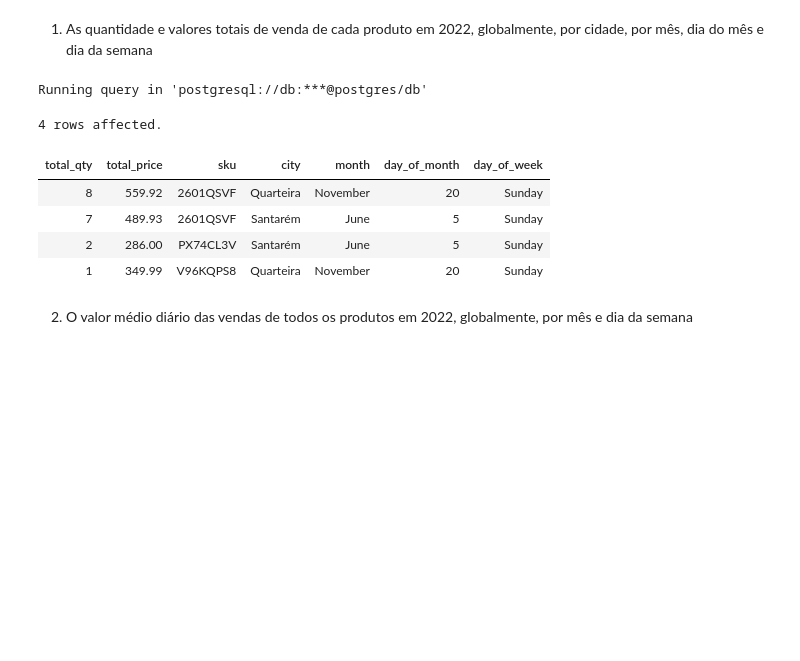
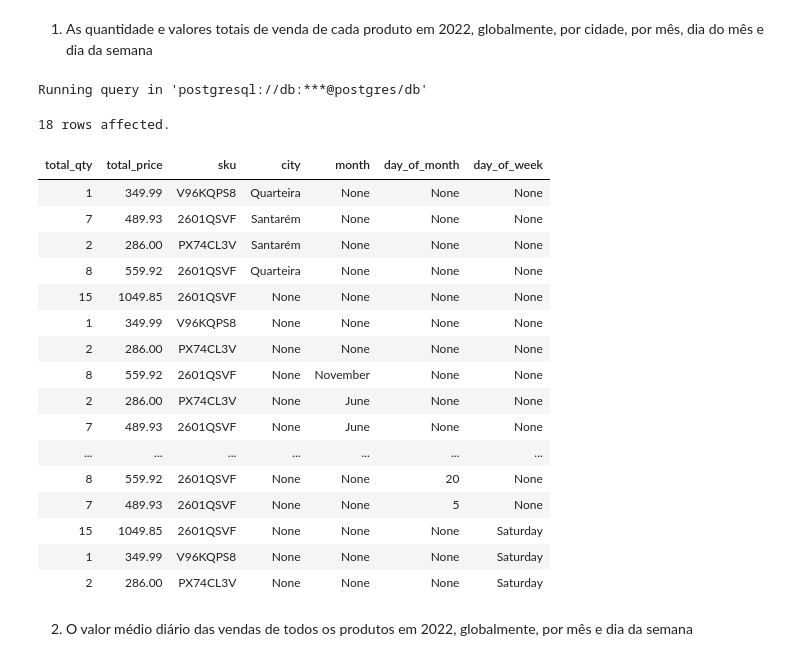
Before and after one commit to joaopr03/db_project, a Jupyter notebook: Entrega3/E3-report-19.ipynb, the cells around one changed output. Saved outputs shown, nothing was run; the diff lists cells and outputs as text; code cells hidden in the pictures; blank space fills up the shorter version.

```diff
--- a/Entrega3/E3-report-19.ipynb
+++ b/Entrega3/E3-report-19.ipynb
@@ -499,24 +498,50 @@ Usando a vista desenvolvida para a Questão 3, escreva duas consultas SQL que pe
 1. As quantidade e valores totais de venda de cada produto em 2022, globalmente, por cidade, por mês, dia do mês e dia da semana
 # %%
 %%sql
+CREATE OR REPLACE FUNCTION day_to_char (day_of_week NUMERIC) RETURNS VARCHAR AS $$
+BEGIN
+    IF day_of_week = 0 THEN RETURN 'Saturday';
+    ELSIF day_of_week = 1 THEN RETURN 'Sunday';
+    ELSIF day_of_week = 2 THEN RETURN 'Monday';
+    ELSIF day_of_week = 3 THEN RETURN 'Tuesday';
+    ELSIF day_of_week = 4 THEN RETURN 'Wednesday';
+    ELSIF day_of_week = 5 THEN RETURN 'Thursday';
+    ELSIF day_of_week = 6 THEN RETURN 'Friday';
+    ELSE RETURN NULL;
+    END IF;
+END
+$$ LANGUAGE plpgsql;
+
 SELECT SUM(qty) AS total_qty,
     SUM(total_price) AS total_price,
     sku,
     city,
-    month,
+    TO_CHAR(TO_DATE (month::text, 'MM'), 'Month') AS month,
     day_of_month,
-    day_of_week
+    day_to_char(day_of_week) AS day_of_week
 FROM product_sales
 WHERE year = 2022
-GROUP BY sku, city, month, day_of_month, day_of_week;
+GROUP BY GROUPING SETS ((sku), (sku, city), (sku, month), (sku, day_of_month), (sku, day_of_week));
 # %% [output]
 Running query in 'postgresql://db:***@postgres/db'
-4 rows affected.
+18 rows affected.
 | total_qty | total_price | sku | city | month | day_of_month | day_of_week |
-| 8 | 559.92 | 2601QSVF | Quarteira | November | 20 | Sunday |
-| 7 | 489.93 | 2601QSVF | Santarém | June | 5 | Sunday |
-| 2 | 286.00 | PX74CL3V | Santarém | June | 5 | Sunday |
-| 1 | 349.99 | V96KQPS8 | Quarteira | November | 20 | Sunday |
+| 1 | 349.99 | V96KQPS8 | Quarteira | None | None | None |
+| 7 | 489.93 | 2601QSVF | Santarém | None | None | None |
+| 2 | 286.00 | PX74CL3V | Santarém | None | None | None |
+| 8 | 559.92 | 2601QSVF | Quarteira | None | None | None |
+| 15 | 1049.85 | 2601QSVF | None | None | None | None |
+| 1 | 349.99 | V96KQPS8 | None | None | None | None |
+| 2 | 286.00 | PX74CL3V | None | None | None | None |
+| 8 | 559.92 | 2601QSVF | None | November | None | None |
+| 2 | 286.00 | PX74CL3V | None | June | None | None |
+| 7 | 489.93 | 2601QSVF | None | June | None | None |
+| ... | ... | ... | ... | ... | ... | ... |
+| 8 | 559.92 | 2601QSVF | None | None | 20 | None |
+| 7 | 489.93 | 2601QSVF | None | None | 5 | None |
+| 15 | 1049.85 | 2601QSVF | None | None | None | Saturday |
+| 1 | 349.99 | V96KQPS8 | None | None | None | Saturday |
+| 2 | 286.00 | PX74CL3V | None | None | None | Saturday |
 # %% [markdown]
 2. O valor médio diário das vendas de todos os produtos em 2022, globalmente, por mês e dia da semana
 # %%
```
Also changed, not shown: parts of 3 cells of this notebook.
